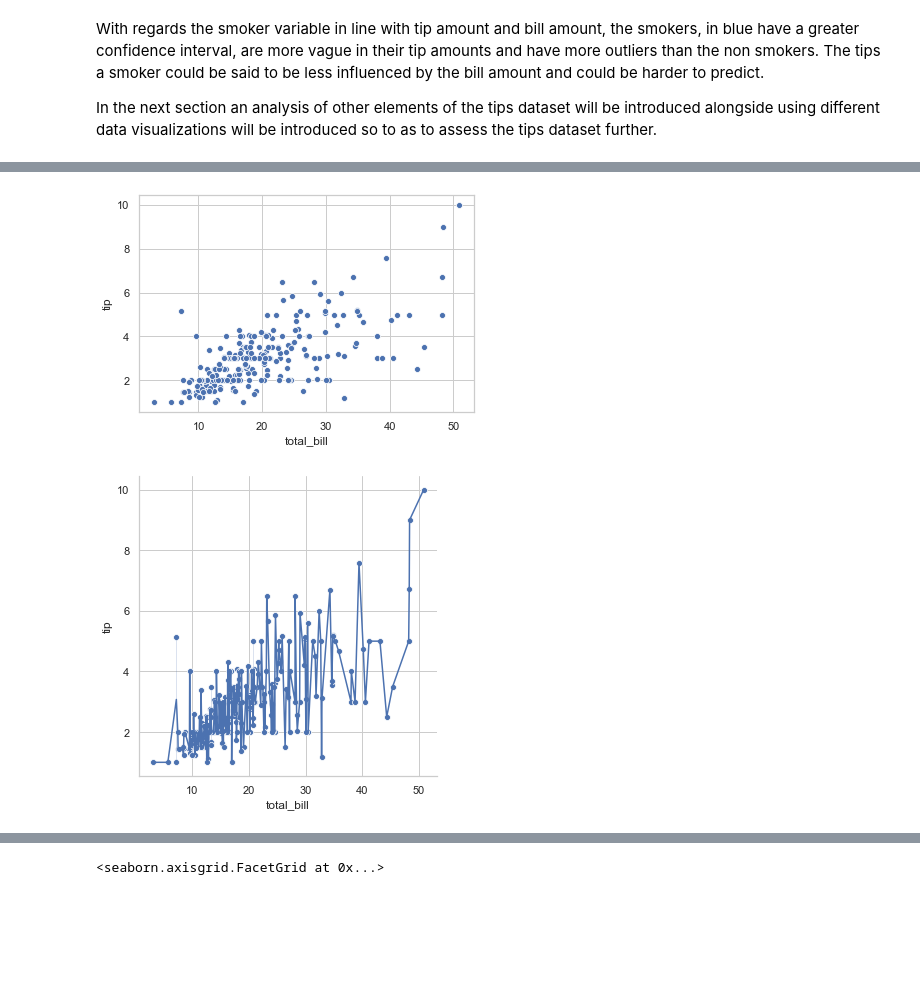
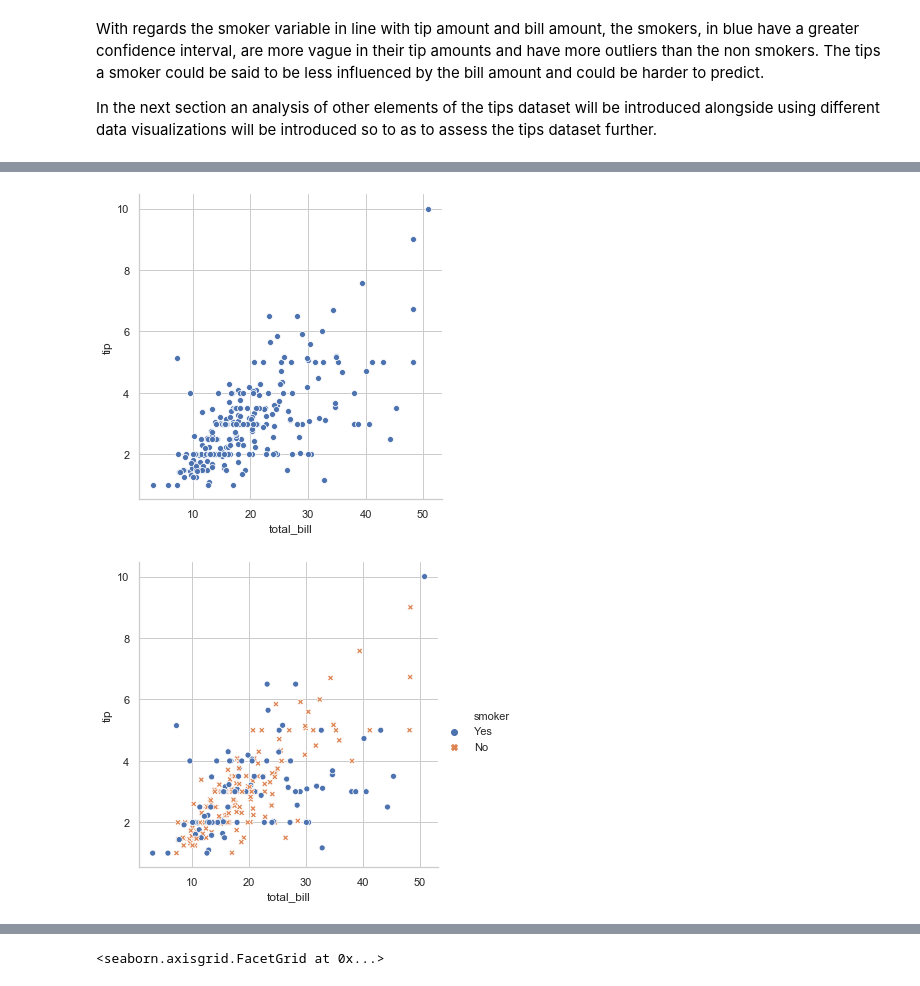
Before and after one commit to garycunningham89/fundamentalsdataanalysis, a Jupyter notebook: Fundamentals of Data Analysis.ipynb, the cells around one changed output, grey strips where cells are left out. Cells and saved outputs as stored; diff of their text form; code cells hidden in the pictures; blank space fills up the shorter version.

```diff
--- a/Fundamentals of Data Analysis.ipynb
+++ b/Fundamentals of Data Analysis.ipynb
@@ -440,9 +466,7 @@ sns.scatterplot(x="tip", y="total_bill", hue = "sex", data = tips)
 # %%
-tips = sns.load_dataset("tips")
-sns.scatterplot(x="total_bill", y="tip", data=tips)
 sns.relplot(x="total_bill", y="tip", data=tips)
-sns.lineplot(x="total_bill", y="tip", data=tips)
-plt.show()
+sns.relplot(x="total_bill", y="tip", hue="smoker", style="smoker",
+            data=tips);
 # %% [output]
-[figure, old version]
+[figure, new version]
-[figure, old version]
+[figure, new version]
```
Also changed, not shown: parts of 41 cells of this notebook.
